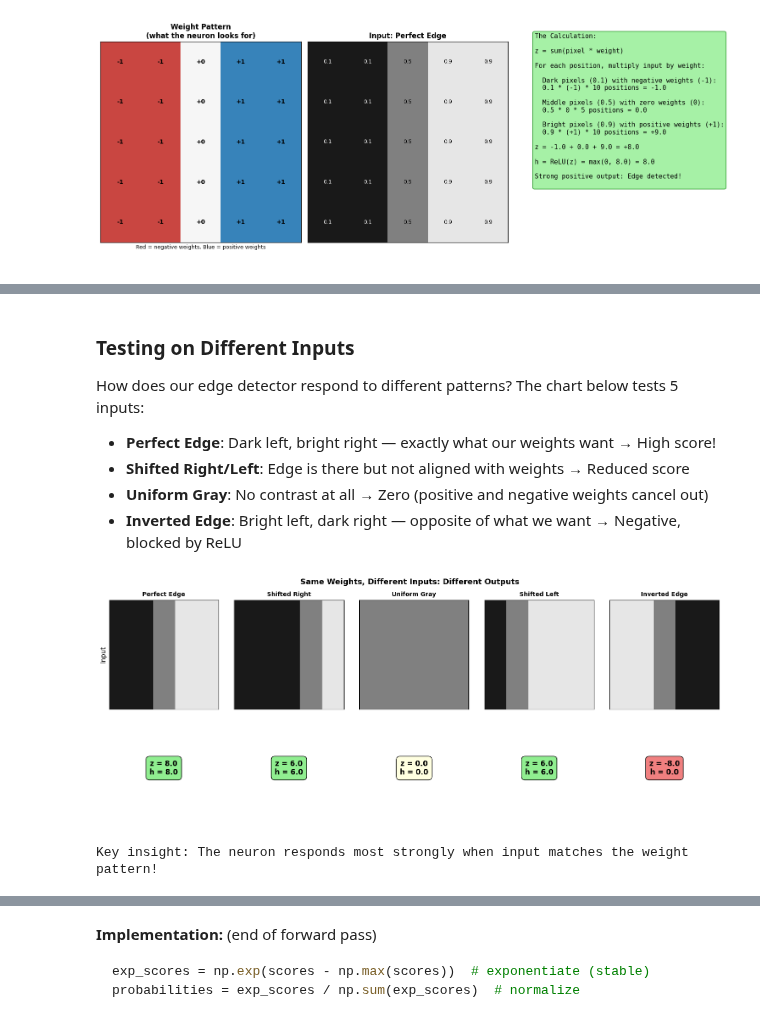
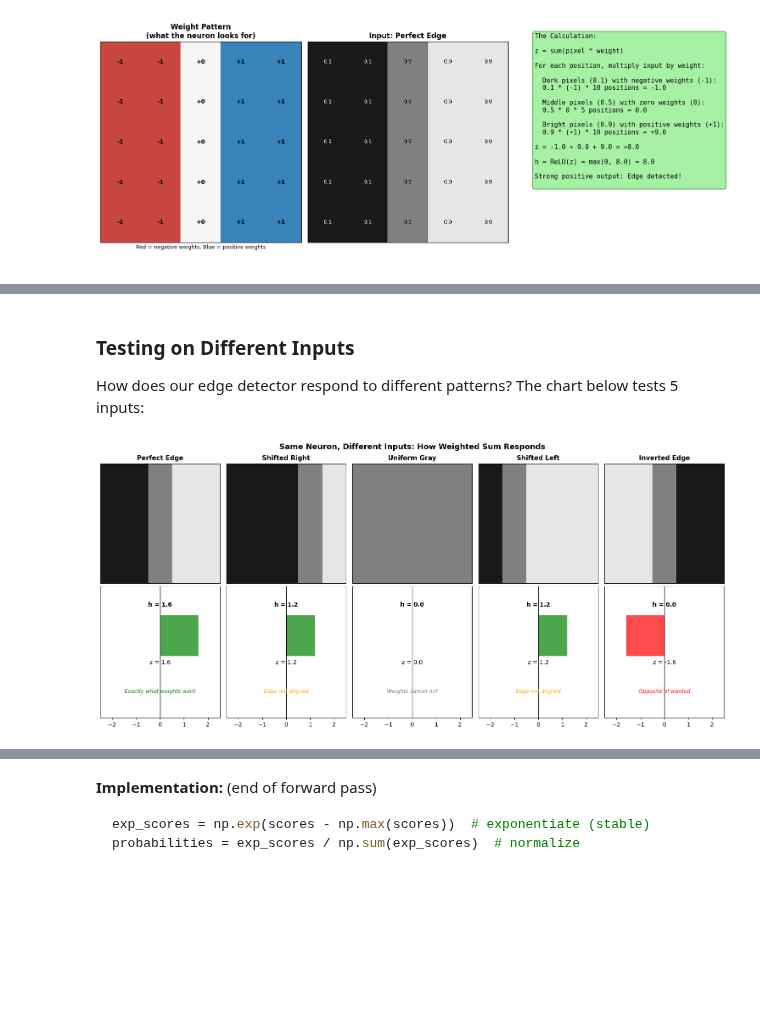
Before and after one commit to snowch/snowch.github.io, a Jupyter notebook: nn_tutorial_blog.ipynb, the cells around one changed output, grey strips where cells are left out. Cells and saved outputs as stored; diff of their text form; code cells hidden in the pictures; blank space fills up the shorter version.

```diff
--- a/nn_tutorial_blog.ipynb
+++ b/nn_tutorial_blog.ipynb
@@ -481,59 +487,58 @@ When the input **doesn't match**:
-# %% [markdown]
-### Testing on Different Inputs
-
-How does our edge detector respond to different patterns? The chart below tests 5 inputs:
-
-- **Perfect Edge**: Dark left, bright right — exactly what our weights want → High score!
-- **Shifted Right/Left**: Edge is there but not aligned with weights → Reduced score
-- **Uniform Gray**: No contrast at all → Zero (positive and negative weights cancel out)
-- **Inverted Edge**: Bright left, dark right — opposite of what we want → Negative, blocked by ReLU
+# %% [markdown]
+### Testing on Different Inputs
+
+How does our edge detector respond to different patterns? The chart below tests 5 inputs:
 # %%
 # Show different inputs to same neuron
-fig, axes = plt.subplots(2, 5, figsize=(15, 6))
+fig, axes = plt.subplots(2, 5, figsize=(15, 7))
 
 weights = np.array([-1, -1, 0, 1, 1])  # per column
 
 test_cases = [
-    ("Perfect Edge", [0.1, 0.1, 0.5, 0.9, 0.9]),
-    ("Shifted Right", [0.1, 0.1, 0.1, 0.5, 0.9]),
-    ("Uniform Gray", [0.5, 0.5, 0.5, 0.5, 0.5]),
-    ("Shifted Left", [0.1, 0.5, 0.9, 0.9, 0.9]),
-    ("Inverted Edge", [0.9, 0.9, 0.5, 0.1, 0.1]),
+    ("Perfect Edge", [0.1, 0.1, 0.5, 0.9, 0.9], "Exactly what weights want", "green"),
+    ("Shifted Right", [0.1, 0.1, 0.1, 0.5, 0.9], "Edge not aligned", "orange"),
+    ("Uniform Gray", [0.5, 0.5, 0.5, 0.5, 0.5], "Weights cancel out", "gray"),
+    ("Shifted Left", [0.1, 0.5, 0.9, 0.9, 0.9], "Edge not aligned", "orange"),
+    ("Inverted Edge", [0.9, 0.9, 0.5, 0.1, 0.1], "Opposite of wanted", "red"),
 ]
 
-for idx, (name, pixels) in enumerate(test_cases):
+for idx, (name, pixels, reason, color) in enumerate(test_cases):
     # Top row: show the input
     ax_top = axes[0, idx]
     img = np.array([pixels]*5)
     ax_top.imshow(img, cmap='gray', vmin=0, vmax=1)
-    ax_top.set_title(name, fontsize=10, fontweight='bold')
+    ax_top.set_title(name, fontsize=11, fontweight='bold')
     ax_top.set_xticks([])
     ax_top.set_yticks([])
 
-    # Calculate output
-    z = sum(p * w for p, w in zip(pixels, weights)) * 5  # 5 rows
+    # Bottom row: show the calculation
+    ax_bot = axes[1, idx]
+    z = np.sum(np.array(pixels) * weights)
     h = max(0, z)
 
-    # Bottom row: show the calculation
-    ax_bot = axes[1, idx]
-    ax_bot.axis('off')
+    # Bar showing z value
+    bar_color = 'green' if z > 0 else 'red'
+    ax_bot.barh(0, z, color=bar_color, alpha=0.7, height=0.5)
+    ax_bot.axvline(x=0, color='black', linewidth=1)
+    ax_bot.set_xlim(-2.5, 2.5)
+    ax_bot.set_ylim(-0.5, 0.5)
+    ax_bot.set_yticks([])
 
-    color = 'lightgreen' if h > 0 else 'lightyellow' if z == 0 else 'lightcoral'
-    result = f"z = {z:.1f}\nh = {h:.1f}"
-    ax_bot.text(0.5, 0.5, result, ha='center', va='center', fontsize=12, fontweight='bold',
-               transform=ax_bot.transAxes,
-               bbox=dict(boxstyle='round,pad=0.5', facecolor=color, ec='black'))
+    # Show values
+    ax_bot.text(0, -0.35, f'z = {z:.1f}', ha='center', fontsize=10)
+    ax_bot.text(0, 0.35, f'h = {h:.1f}', ha='center', fontsize=10, fontweight='bold')
 
-axes[0, 0].set_ylabel('Input', fontsize=11)
-axes[1, 0].set_ylabel('Output', fontsize=11)
-plt.suptitle('Same Weights, Different Inputs: Different Outputs', fontsize=13, fontweight='bold')
+    # Add reason below
+    ax_bot.text(0, -0.7, reason, ha='center', fontsize=9, color=color,
+                style='italic', transform=ax_bot.transData)
+    ax_bot.set_xlim(-2.5, 2.5)
+    ax_bot.set_ylim(-1, 0.6)
+
+plt.suptitle('Same Neuron, Different Inputs: How Weighted Sum Responds', fontsize=13, fontweight='bold')
 plt.tight_layout()
 plt.show()
-
-print("Key insight: The neuron responds most strongly when input matches the weight pattern!")
 # %% [output]
-[figure, old version]
+[figure, new version]
-Key insight: The neuron responds most strongly when input matches the weight pattern!
 # %% [markdown]
 ---
 
```
Also changed, not shown: parts of 3 cells of this notebook, 1 other file.
